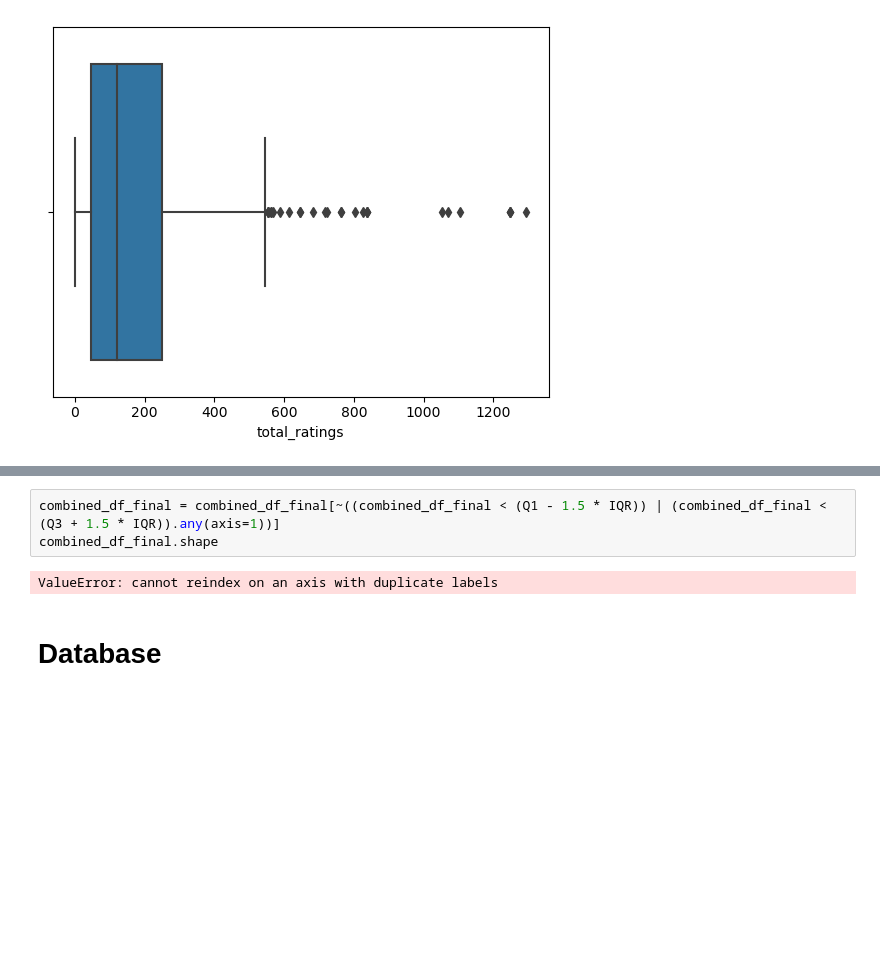
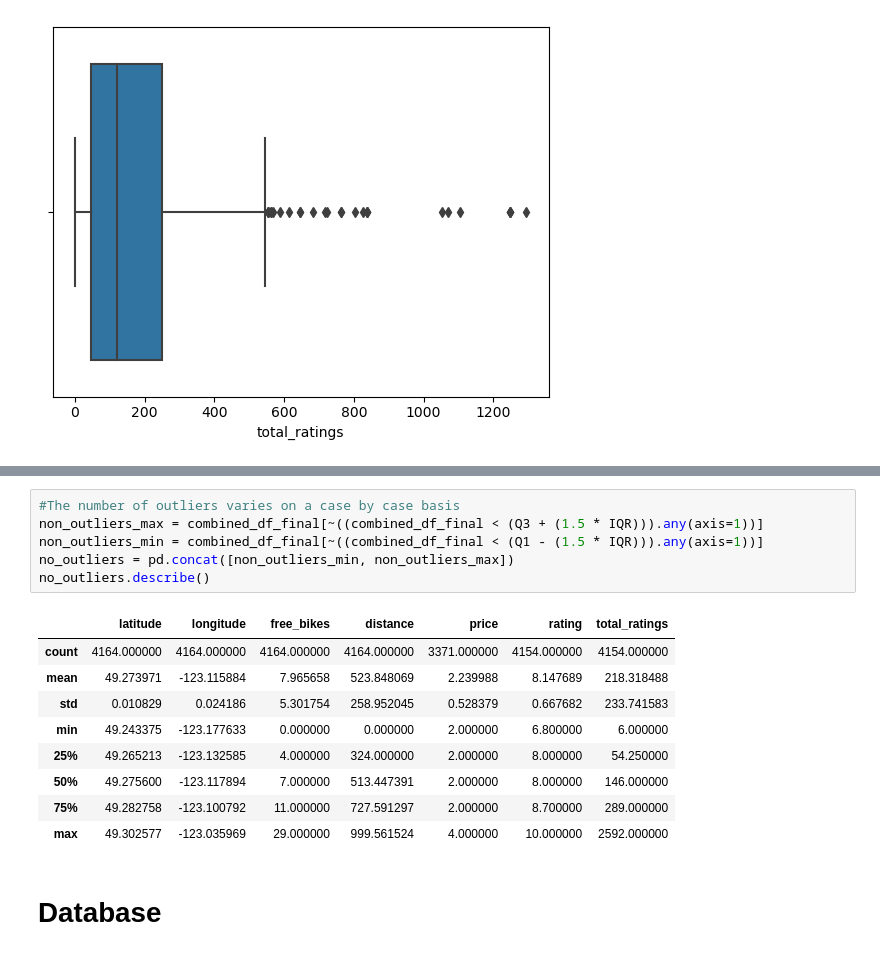
Before and after one commit to SBangarh/Bike-station-and-destination-location, a Jupyter notebook: notebooks/joining_data.ipynb, the cells around one changed output, grey strips where cells are left out. Cells and saved outputs as stored; diff of their text form; blank space fills up the shorter version.

```diff
--- a/notebooks/joining_data.ipynb
+++ b/notebooks/joining_data.ipynb
@@ -135,9 +151,20 @@ total_ratings    202.750000
 dtype: float64
-# %%
-combined_df_final = combined_df_final[~((combined_df_final < (Q1 - 1.5 * IQR)) | (combined_df_final < (Q3 + 1.5 * IQR)).any(axis=1))]
-combined_df_final.shape
-# %% [output]
-ValueError: cannot reindex on an axis with duplicate labels
+# %%
+#The number of outliers varies on a case by case basis
+non_outliers_max = combined_df_final[~((combined_df_final < (Q3 + (1.5 * IQR))).any(axis=1))]
+non_outliers_min = combined_df_final[~((combined_df_final < (Q1 - (1.5 * IQR))).any(axis=1))]
+no_outliers = pd.concat([non_outliers_min, non_outliers_max])
+no_outliers.describe()
+# %% [output]
+|  | latitude | longitude | free_bikes | distance | price | rating | total_ratings |
+| count | 4164.000000 | 4164.000000 | 4164.000000 | 4164.000000 | 3371.000000 | 4154.000000 | 4154.000000 |
+| mean | 49.273971 | -123.115884 | 7.965658 | 523.848069 | 2.239988 | 8.147689 | 218.318488 |
+| std | 0.010829 | 0.024186 | 5.301754 | 258.952045 | 0.528379 | 0.667682 | 233.741583 |
+| min | 49.243375 | -123.177633 | 0.000000 | 0.000000 | 2.000000 | 6.800000 | 6.000000 |
+| 25% | 49.265213 | -123.132585 | 4.000000 | 324.000000 | 2.000000 | 8.000000 | 54.250000 |
+| 50% | 49.275600 | -123.117894 | 7.000000 | 513.447391 | 2.000000 | 8.000000 | 146.000000 |
+| 75% | 49.282758 | -123.100792 | 11.000000 | 727.591297 | 2.000000 | 8.700000 | 289.000000 |
+| max | 49.302577 | -123.035969 | 29.000000 | 999.561524 | 4.000000 | 10.000000 | 2592.000000 |
 # %% [markdown]
 # Database
 # %% [markdown]
```
Also changed, not shown: parts of 3 cells of this notebook, 1 other file.
